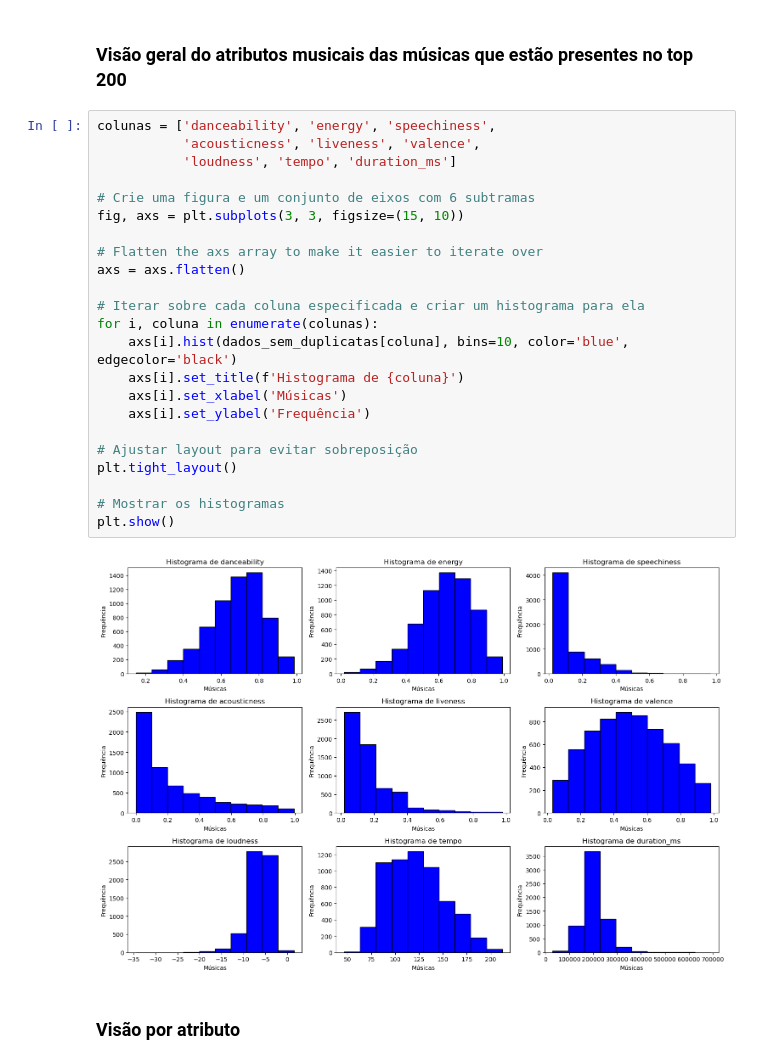
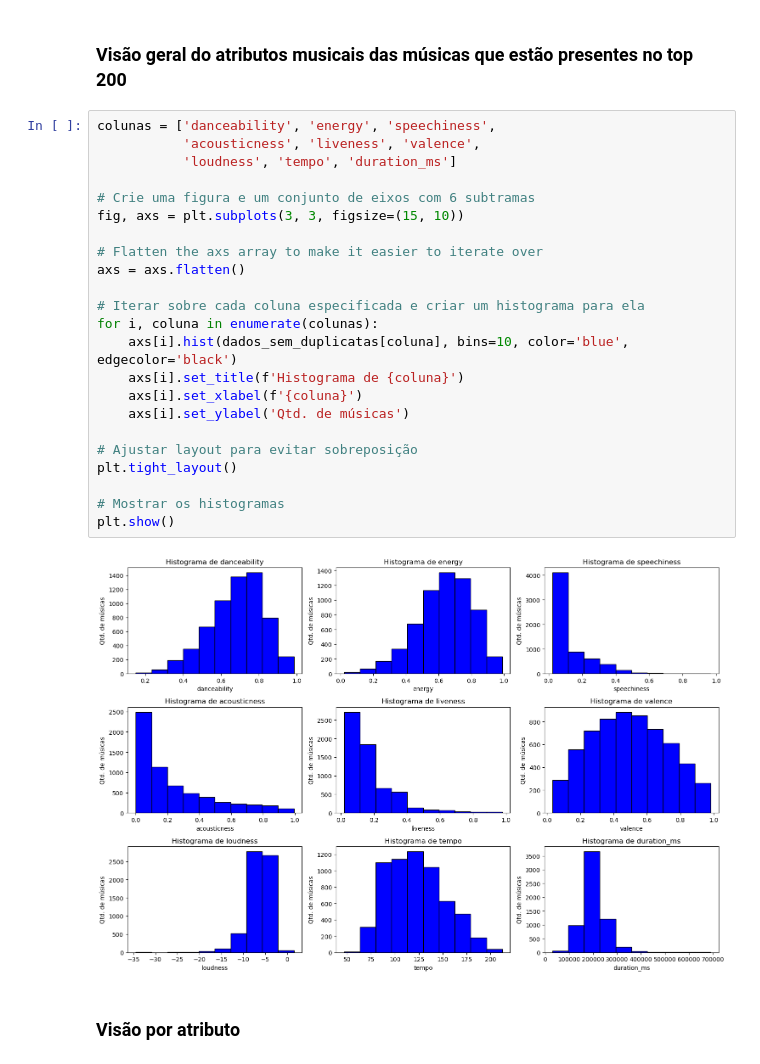
Before and after one commit to EandroC/ExplorandoPrincipaisMusicasDoSpotify, a Jupyter notebook: Untitled.ipynb, the cells around one changed output. Saved outputs shown, nothing was run; the diff lists cells and outputs as text.

```diff
--- a/Untitled.ipynb
+++ b/Untitled.ipynb
@@ -346,28 +347,28 @@ len(dados_sem_duplicatas)
 # %%
 colunas = ['danceability', 'energy', 'speechiness',
            'acousticness', 'liveness', 'valence',
            'loudness', 'tempo', 'duration_ms']
 
 # Crie uma figura e um conjunto de eixos com 6 subtramas
 fig, axs = plt.subplots(3, 3, figsize=(15, 10))
 
 # Flatten the axs array to make it easier to iterate over
 axs = axs.flatten()
 
 # Iterar sobre cada coluna especificada e criar um histograma para ela
 for i, coluna in enumerate(colunas):
     axs[i].hist(dados_sem_duplicatas[coluna], bins=10, color='blue', edgecolor='black')
     axs[i].set_title(f'Histograma de {coluna}')
-    axs[i].set_xlabel('Músicas')
-    axs[i].set_ylabel('Frequência')
+    axs[i].set_xlabel(f'{coluna}')
+    axs[i].set_ylabel('Qtd. de músicas')
 
 # Ajustar layout para evitar sobreposição
 plt.tight_layout()
 
 # Mostrar os histogramas
 plt.show()
 # %% [output]
-[figure, old version]
+[figure, new version]
 # %% [markdown]
 ### Visão por atributo
 # %% [markdown]
```
Also changed, not shown: parts of 31 cells of this notebook.
